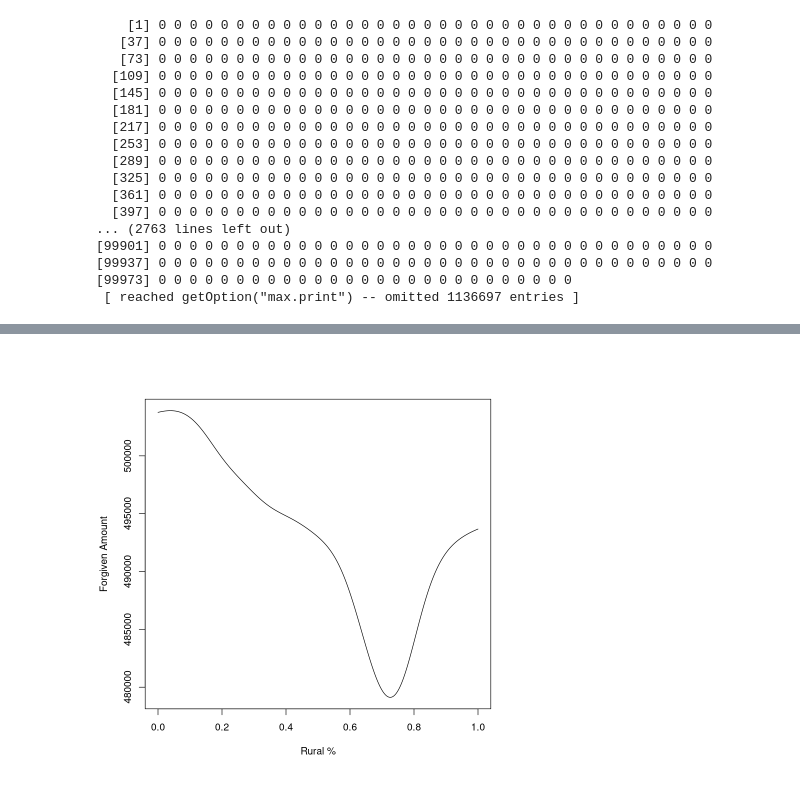
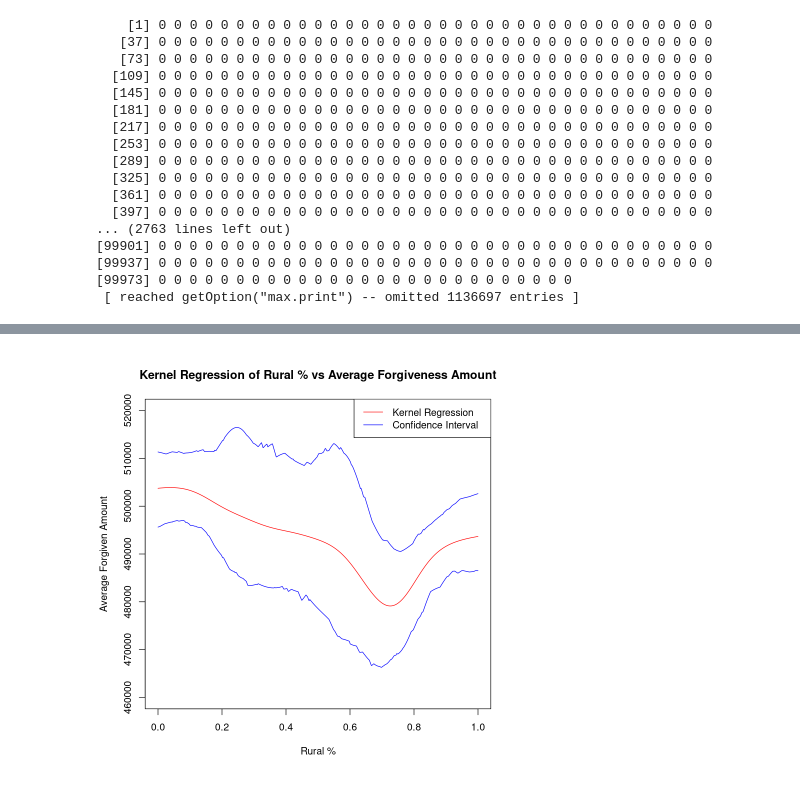
Before and after one commit to ABeeShake/Stats202A-Project, a Jupyter notebook: visualizations.ipynb, the cells around one changed output, grey strips where cells are left out. Saved outputs shown, nothing was run; the diff lists cells and outputs as text; code cells hidden in the pictures.

```diff
--- a/visualizations.ipynb
+++ b/visualizations.ipynb
@@ -119,6 +157,8 @@ county_data <- county_data %>%
 merge(rural_pcts, by = 'BorrowerFIPS')
 
 county_data %>% write.csv("./county_level_data.csv")
+# %%
+county_data <- read.csv("./county_level_data.csv")
 # %%
 system('R CMD SHLIB ./C_files/kre.c')
 
@@ -172,11 +212,14 @@ kern_reg <- function(x,y,m,ci = F){
             x_samp <- x[indices]
             y_samp <- y[indices]
 
-            res_mat[,i] <- krg(x,y,m,g = g, bw = bw)
+            a <- krg(x_samp,y_samp,m,g = g, bw = bw)
+
+            res_mat[,i] <- a$est
         }
 
         conf_ints <- res_mat %>%
-        apply(1,quantile, probs = c(.025, .975))
+        apply(1,quantile, probs = c(.025, .975)) %>%
+        t()
 
         return(list(est = estimate, conf_ints = conf_ints))
     }
@@ -195,8 +236,20 @@ ERROR: Error in res_mat[, i] <- krg(x, y, m, g = g, bw = bw): number of items to
-# %%
-plot(seq(min(x),max(x),length.out = 1000),
-z$est,
-type = 'l',
-xlab = 'Rural %',
-ylab = 'Forgiven Amount')
-# %% [output]
-[figure, removed]
+# %%
+plot(c(min(x),max(x)),
+c(4.6e5, 5.2e5),
+type = 'n',
+xlab = 'Rural %',
+ylab = 'Average Forgiven Amount')
+lines(seq(min(x),max(x),length.out = 1000),
+z$est,
+col = 'red')
+lines(seq(min(x),max(x),length.out = 1000),
+z$conf_ints[,1],
+col = 'blue')
+lines(seq(min(x),max(x),length.out = 1000),
+z$conf_ints[,2],
+col = 'blue')
+title("Kernel Regression of Rural % vs Average Forgiveness Amount")
+legend("topright",legend = c("Kernel Regression", "Confidence Interval"),
+col = c("red","blue"), lty = c(1,1))
+# %% [output]
+[figure, added]
```
Also changed, not shown: parts of 7 cells of this notebook, 6 other files.
